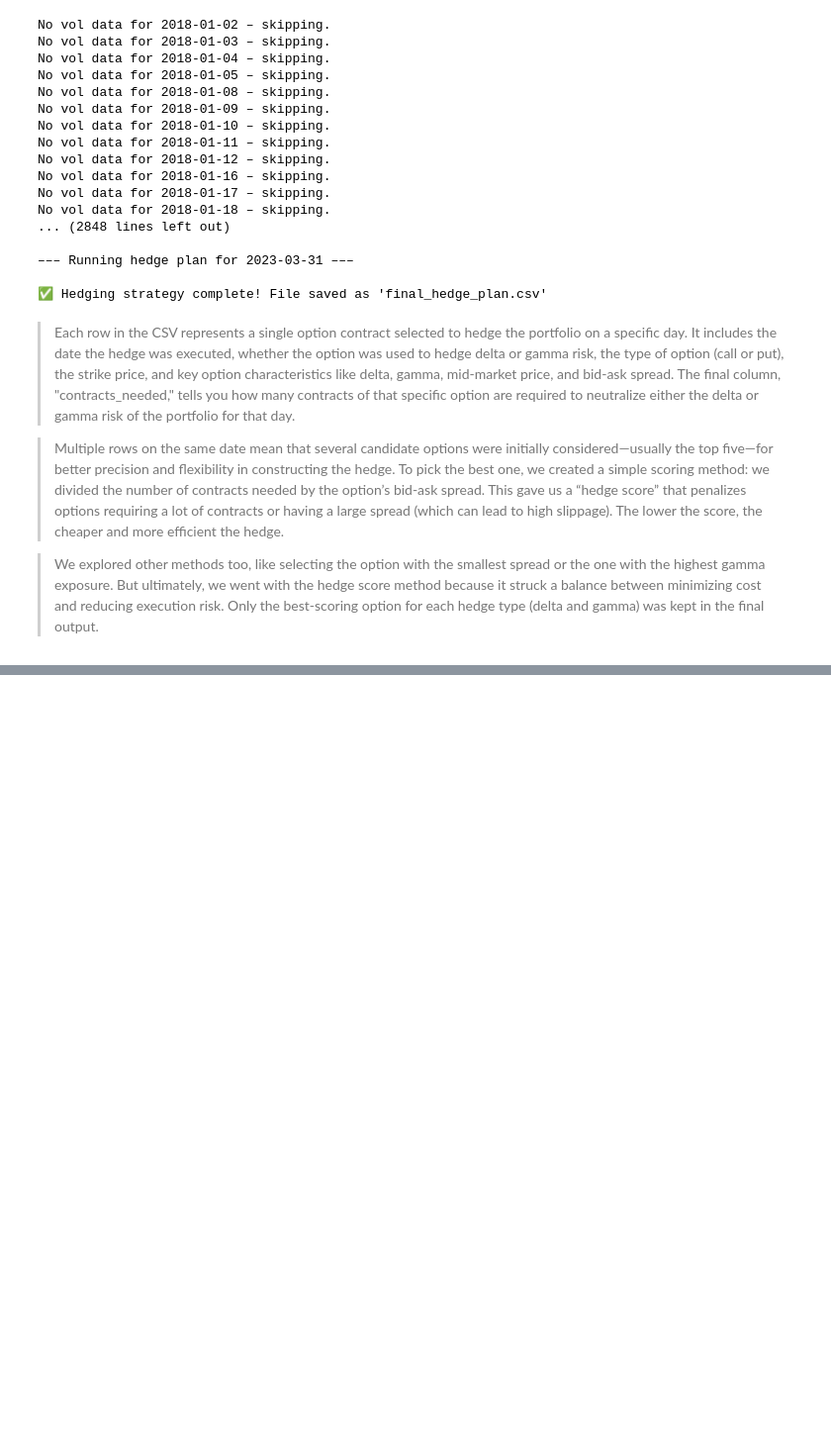
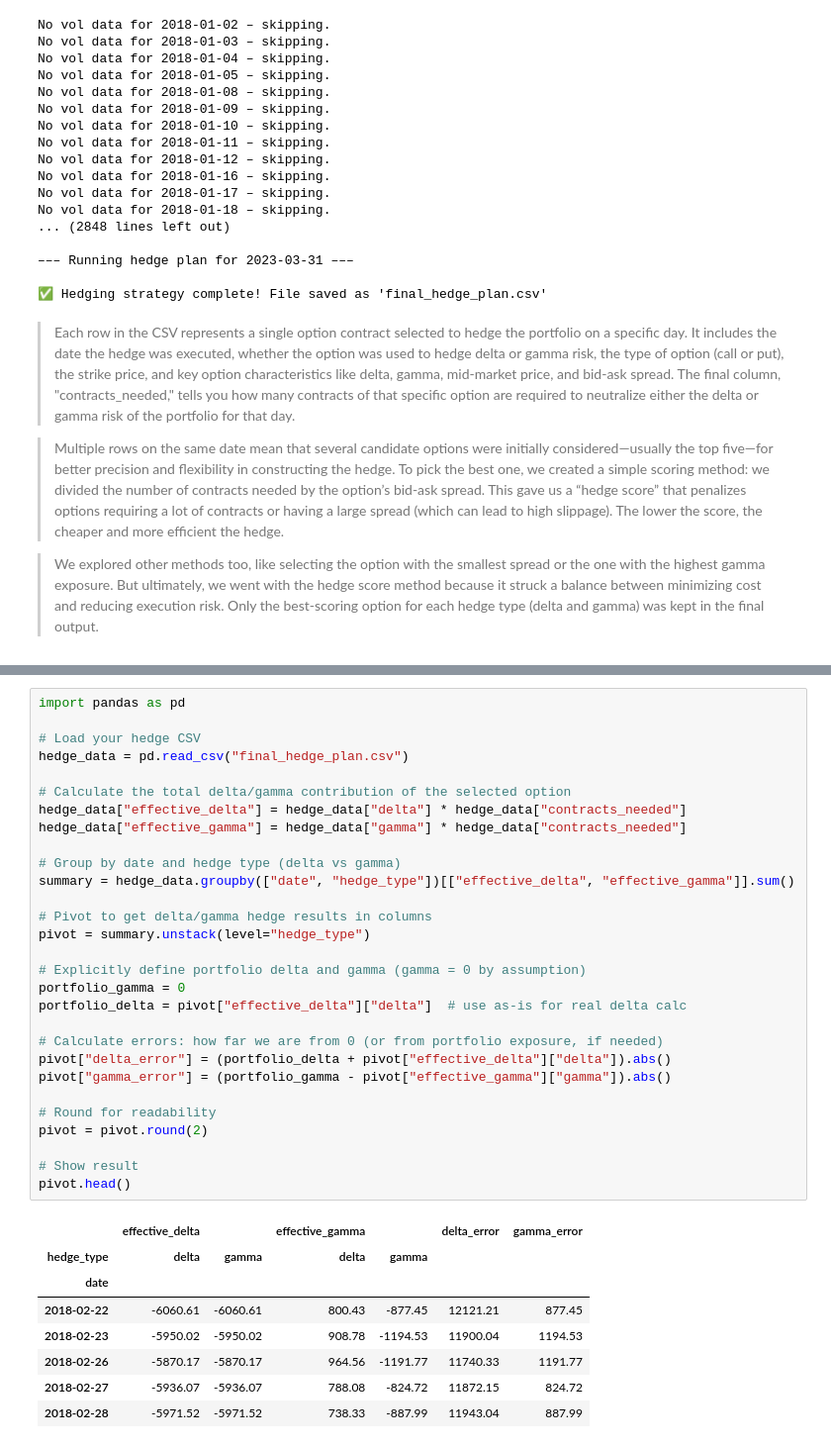
Before and after one commit to CynthiaShiyue/583_RiskManagement_Final_Project, a Jupyter notebook: hedge.ipynb, the cells around one changed output, grey strips where cells are left out. Shown: that part at 99% size. Cells and saved outputs as stored; diff of their text form; blank space fills up the shorter version.

```diff
--- a/hedge.ipynb
+++ b/hedge.ipynb
@@ -296 +299,39 @@ final_csv.head()
 | 4 | 2018-02-26 | delta | P | 1615.0 | -0.162650 | 0.026726 | 0.810 | 0.02 | 36090.782329 |
+# %%
+import pandas as pd
+
+# Load your hedge CSV
+hedge_data = pd.read_csv("final_hedge_plan.csv")
+
+# Calculate the total delta/gamma contribution of the selected option
+hedge_data["effective_delta"] = hedge_data["delta"] * hedge_data["contracts_needed"]
+hedge_data["effective_gamma"] = hedge_data["gamma"] * hedge_data["contracts_needed"]
+
+# Group by date and hedge type (delta vs gamma)
+summary = hedge_data.groupby(["date", "hedge_type"])[["effective_delta", "effective_gamma"]].sum()
+
+# Pivot to get delta/gamma hedge results in columns
+pivot = summary.unstack(level="hedge_type")
+
+# Explicitly define portfolio delta and gamma (gamma = 0 by assumption)
+portfolio_gamma = 0
+portfolio_delta = pivot["effective_delta"]["delta"]  # use as-is for real delta calc
+
+# Calculate errors: how far we are from 0 (or from portfolio exposure, if needed)
+pivot["delta_error"] = (portfolio_delta + pivot["effective_delta"]["delta"]).abs()
+pivot["gamma_error"] = (portfolio_gamma - pivot["effective_gamma"]["gamma"]).abs()
+
+# Round for readability
+pivot = pivot.round(2)
+
+# Show result
+pivot.head()
+# %% [output]
+|  | effective_delta |  | effective_gamma |  | delta_error | gamma_error |
+| hedge_type | delta | gamma | delta | gamma |  |  |
+| date |  |  |  |  |  |  |
+| 2018-02-22 | -6060.61 | -6060.61 | 800.43 | -877.45 | 12121.21 | 877.45 |
+| 2018-02-23 | -5950.02 | -5950.02 | 908.78 | -1194.53 | 11900.04 | 1194.53 |
+| 2018-02-26 | -5870.17 | -5870.17 | 964.56 | -1191.77 | 11740.33 | 1191.77 |
+| 2018-02-27 | -5936.07 | -5936.07 | 788.08 | -824.72 | 11872.15 | 824.72 |
+| 2018-02-28 | -5971.52 | -5971.52 | 738.33 | -887.99 | 11943.04 | 887.99 |
```
Also changed, not shown: parts of 7 cells of this notebook, 2 other files.
